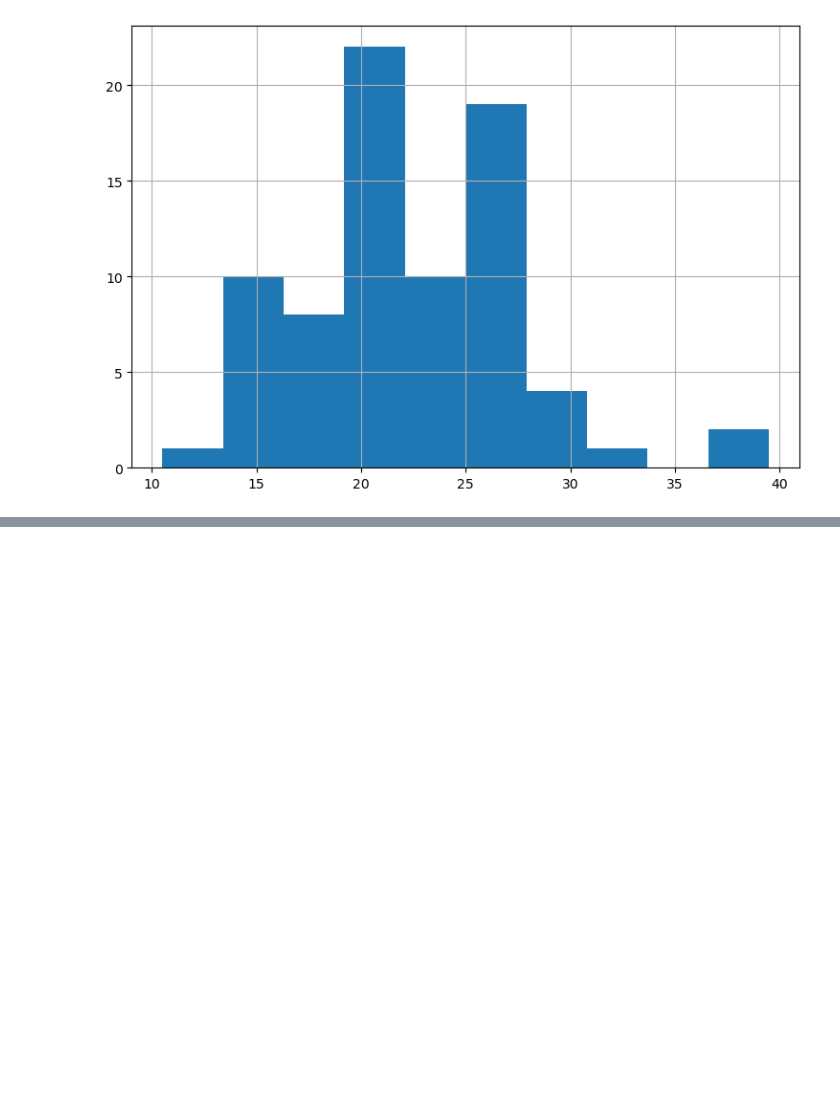
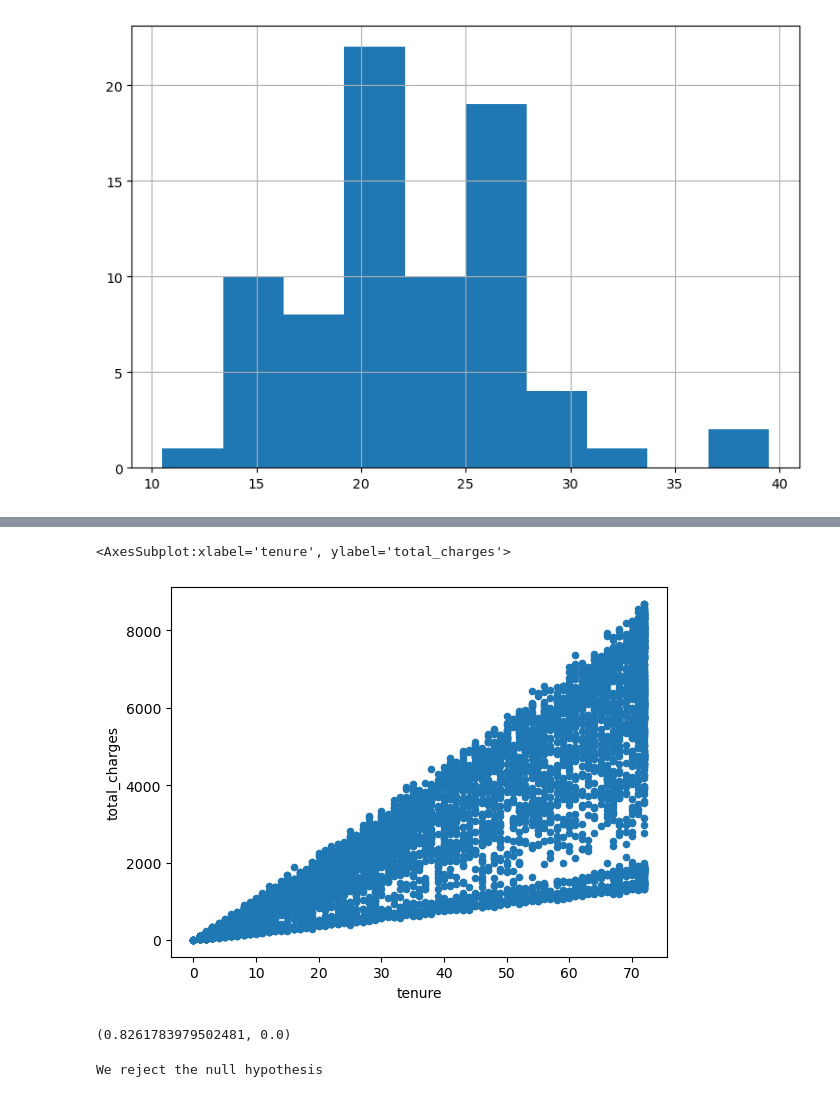
Before and after one commit to manuel-salazar1/statistics-exercises, a Jupyter notebook: hypothesis_testing.ipynb, the cells around one changed output, grey strips where cells are left out. Drawn from its saved outputs; the diff is of its cells as text; code cells hidden in the pictures; blank space fills up the shorter version.

```diff
--- a/hypothesis_testing.ipynb
+++ b/hypothesis_testing.ipynb
@@ -378,0 +470,4 @@ manual_mpg.hist()
+# %%
+telco_churn.total_charges = telco_churn.total_charges.str.replace(' ', '0')
+# %%
+telco_churn.total_charges = telco_churn.total_charges.astype(float)
@@ -378,0 +484,20 @@ manual_mpg.hist()
+# %%
+r, p = stats.pearsonr(telco_churn.tenure, telco_churn.total_charges)
+r, p
+
+telco_churn.plot.scatter('tenure', 'total_charges')
+# %% [output]
+<AxesSubplot:xlabel='tenure', ylabel='total_charges'>
+[figure, added]
+# %%
+r, p = stats.pearsonr(telco_churn.tenure, telco_churn.total_charges)
+r, p
+# %% [output]
+(0.8261783979502481, 0.0)
+# %%
+if p < a:
+    print('We reject the null hypothesis')
+else:
+    print('We fail to reject the null hypothesis')
+# %% [output]
+We reject the null hypothesis
```
Also changed, not shown: parts of 65 cells of this notebook.
